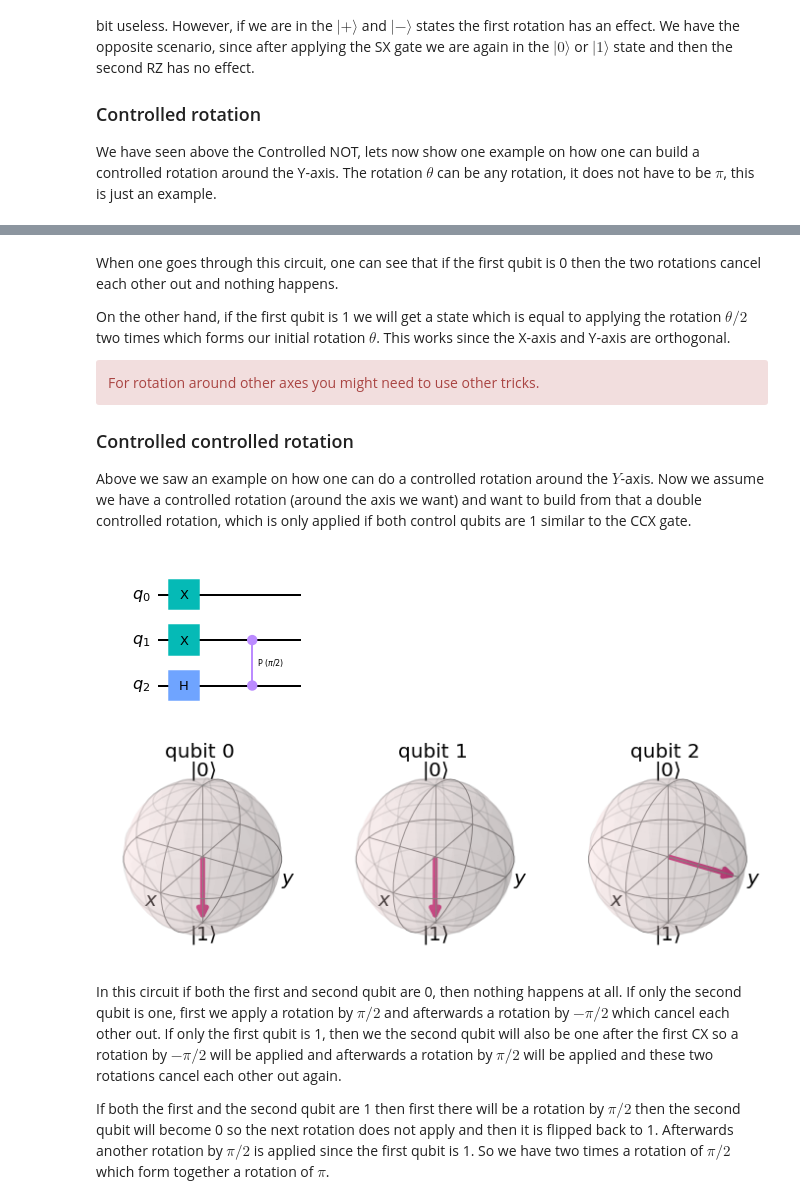
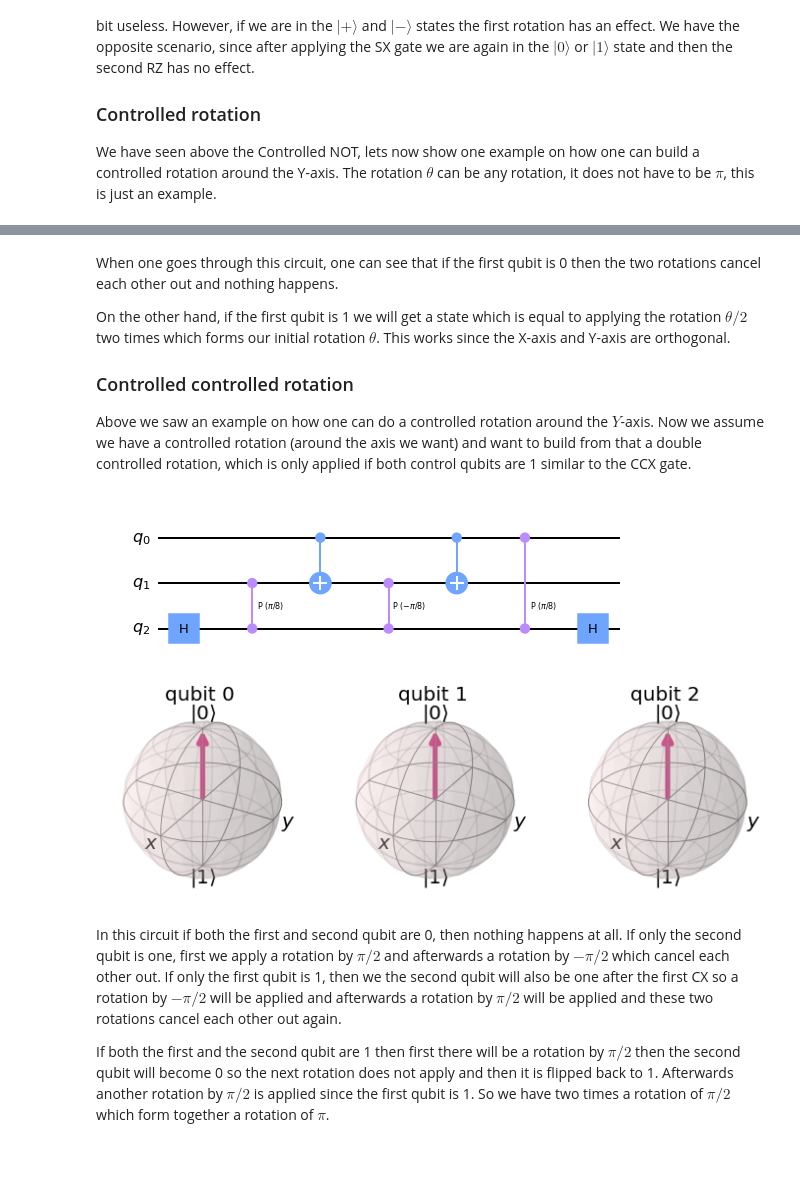
Before and after one commit to Faridelnik/Qiskit-Exercises-Summer2021, a Jupyter notebook: ex1.ipynb, the cells around one changed output, grey strips where cells are left out. Saved outputs shown, nothing was run; the diff lists cells and outputs as text; code cells hidden in the pictures; blank space fills up the shorter version.

```diff
--- a/ex1.ipynb
+++ b/ex1.ipynb
@@ -405,36 +306,32 @@ When one goes through this circuit, one can see that if the first qubit is 0 the
 
 On the other hand, if the first qubit is 1 we will get a state which is equal to applying the rotation $\theta / 2$ two times which forms our initial rotation $\theta$. This works since the X-axis and Y-axis are orthogonal.
 
-<div class="alert alert-block alert-danger">
-For rotation around other axes you might need to use other tricks.
-</div>
-
 ### Controlled controlled rotation
 
 Above we saw an example on how one can do a controlled rotation around the $Y$-axis.
 Now we assume we have a controlled rotation (around the axis we want) and want to build from that a double controlled rotation, which is only applied if both control qubits are 1 similar to the CCX gate.
 # %%
 qc = QuantumCircuit(3)
-theta = pi # Theta can be anything (pi chosen arbitrarily)
-qc.x(0)
-qc.x(1)
+theta = pi/4 # Theta can be anything (pi/4 chosen arbitrarily)
+#qc.x(0)
+#qc.x(1)
 qc.h(2)
 qc.cp(theta/2,1,2)
-# qc.cx(0,1)
-# qc.cp(-theta/2,1,2)
-# qc.cx(0,1)
-# qc.cp(theta/2,0,2)
-#qc.h(2)
+qc.cx(0,1)
+qc.cp(-theta/2,1,2)
+qc.cx(0,1)
+qc.cp(theta/2,0,2)
+qc.h(2)
 qc.draw()
 # %% [output]
-[figure, old version]
+[figure, new version]
 # %%
 # Let's see the result
 backend = Aer.get_backend('statevector_simulator')
 result = execute(qc, backend).result().get_statevector(qc, decimals=3)
 plot_bloch_multivector(result)
 # %% [output]
-[figure, old version]
+[figure, new version]
 # %% [markdown]
 In this circuit if both the first and second qubit are 0, then nothing happens at all. If only the second qubit is one, first we apply a rotation by $\pi/2$ and afterwards a rotation by $-\pi/2$ which cancel each other out. If only the first qubit is 1, then we the second qubit will also be one after the first CX so a rotation by $-\pi/2$ will be applied and afterwards a rotation by $\pi/2$ will be applied and these two rotations cancel each other out again.
 
```
Also changed, not shown: parts of 42 cells of this notebook, 1 other file.
